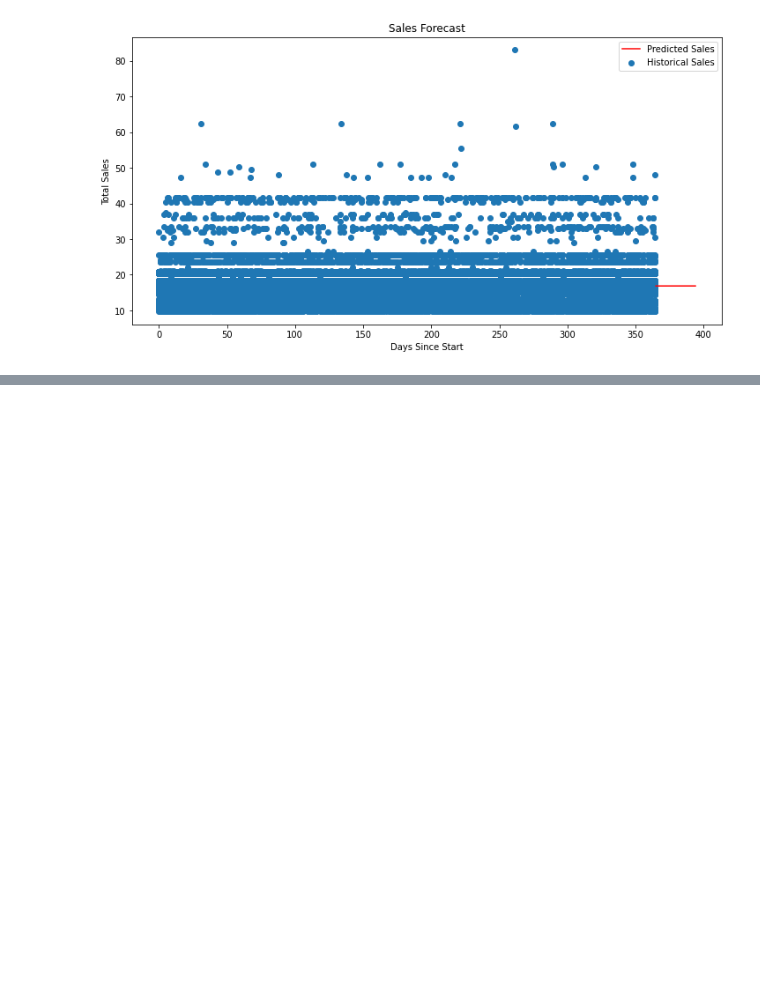
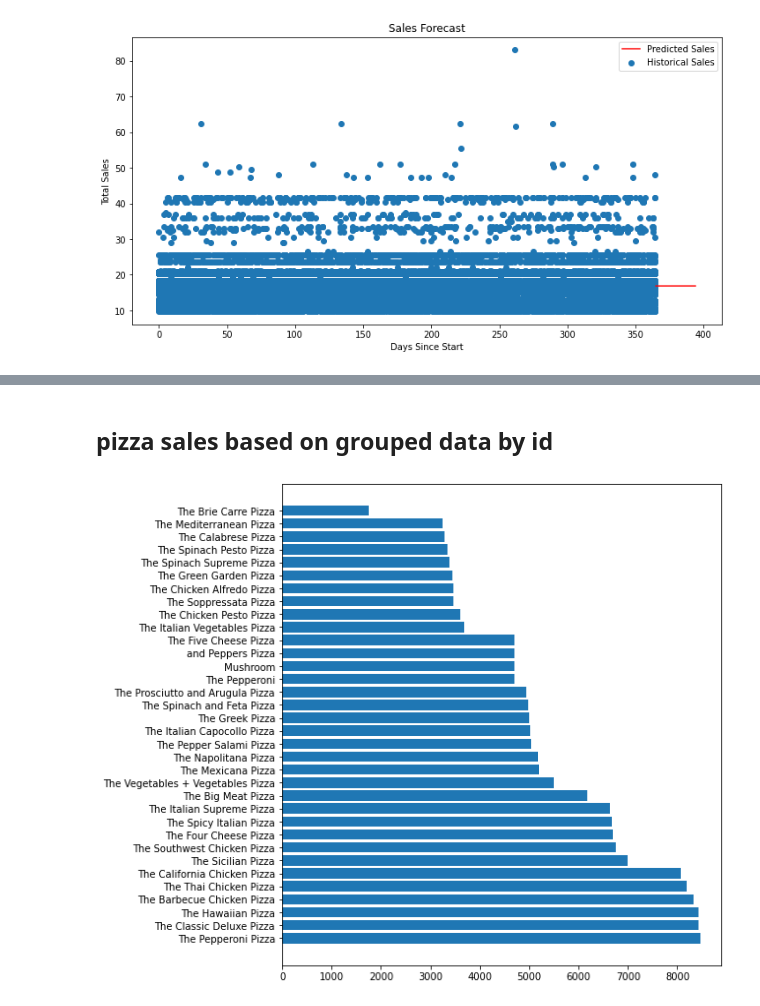
Before and after one commit to NAGSnag/DATA_ANALYSIS, a Jupyter notebook: piza_sales_analysis.ipynb, the cells around one changed output, grey strips where cells are left out. Drawn from its saved outputs; the diff is of its cells as text; code cells hidden in the pictures; blank space fills up the shorter version.

```diff
--- a/piza_sales_analysis.ipynb
+++ b/piza_sales_analysis.ipynb
@@ -230,14 +209,14 @@ for r,c in counter.most_common(10):
 # %%
 df['order_date'] = pd.to_datetime(df['order_date'])
-df['days_since_start'] = (df['order_date'] - df['order_date'].min()).dt.days
-x = df['days_since_start'].values.reshape(-1, 1)  # Features (time)
-y = df['total_price'].values  # Target (sales)
+df['sincestart'] = (df['order_date'] - df['order_date'].min()).dt.days
+x = df['sincestart'].values.reshape(-1, 1)
+y = df['total_price'].values
 model = LinearRegression()
 model.fit(x, y)
-future_days = np.arange(max(df['days_since_start']) + 1, max(df['days_since_start']) + 31)  # next 30 days
+future_days = np.arange(max(df['sincestart']) + 1, max(df['sincestart']) + 31)
 future_sales = model.predict(future_days.reshape(-1, 1))
 plt.figure(figsize=(12, 6))
-plt.scatter(df['days_since_start'], df['total_price'], label='Historical Sales')
+plt.scatter(df['sincestart'], df['total_price'], label='Historical Sales')
 plt.plot(future_days, future_sales, label='Predicted Sales', color='red')
 plt.title('Sales Forecast')
 plt.xlabel('Days Since Start')
@@ -248,0 +230,8 @@ plt.show()
+# %%
+df['grouped']=df.groupby('order_id')['pizza_name_id'].transform(lambda x:','.join(x))
+count=Counter()
+for row in df['grouped']:
+    lis=row.split(',')
+    count.update(Counter(combinations(lis,2)))
+for r,c in count.most_common(10):
+    print(r,c)
@@ -248,0 +269,8 @@ plt.show()
+# %%
+df['grouped1']=df.groupby('order_id')['pizza_name'].transform(lambda x:','.join(x))
+count=Counter()
+for row in df['grouped1']:
+    lis=row.split(',')
+    count.update(Counter(combinations(lis,3)))
+for r,c in count.most_common(10):
+    print(r,c)
@@ -248,0 +288,9 @@ plt.show()
+# %% [markdown]
+## pizza sales based on grouped data by id
+# %%
+psc=df['grouped1'].str.split(',').explode().value_counts()
+plt.figure(figsize=(8,9))
+plt.barh(psc.index,psc.values)
+plt.show()
+# %% [output]
+[figure, added]
```
Also changed, not shown: parts of 20 cells of this notebook.
